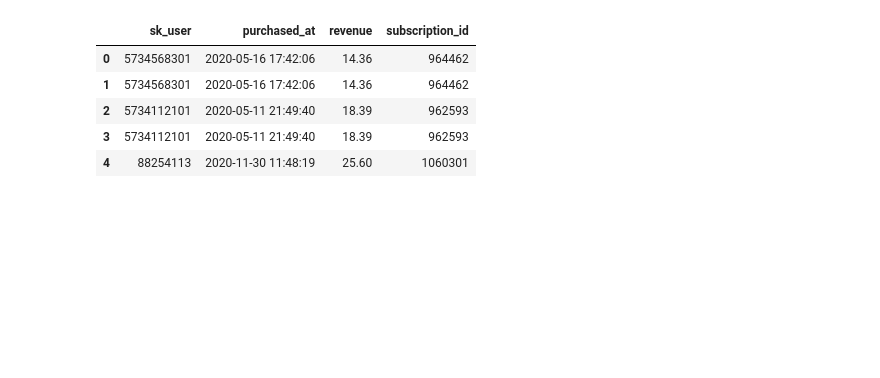
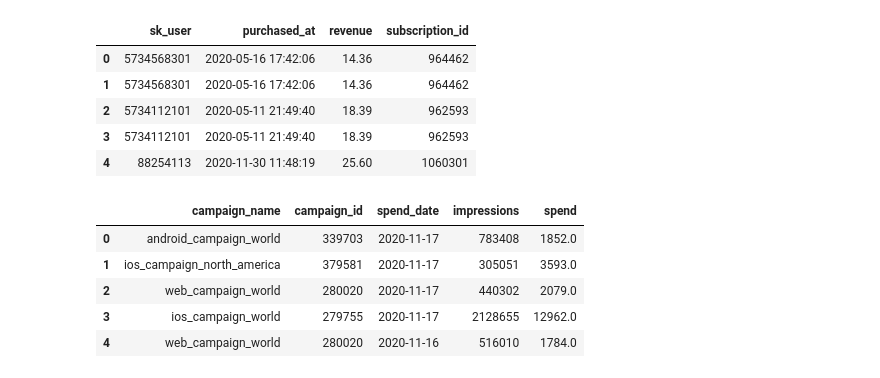
Before and after one commit to Brunadiasmiguel/challenge_facebook_marketing, a Jupyter notebook: data_wrangling.ipynb, the cells around one changed output. Saved outputs shown, nothing was run; the diff lists cells and outputs as text; code cells hidden in the pictures; blank space fills up the shorter version.

```diff
--- a/data_wrangling.ipynb
+++ b/data_wrangling.ipynb
@@ -37,0 +50,9 @@ table1.head()
+# %%
+fbt_facebook_campaigns.head()
+# %% [output]
+|  | campaign_name | campaign_id | spend_date | impressions | spend |
+| 0 | android_campaign_world | 339703 | 2020-11-17 | 783408 | 1852.0 |
+| 1 | ios_campaign_north_america | 379581 | 2020-11-17 | 305051 | 3593.0 |
+| 2 | web_campaign_world | 280020 | 2020-11-17 | 440302 | 2079.0 |
+| 3 | ios_campaign_world | 279755 | 2020-11-17 | 2128655 | 12962.0 |
+| 4 | web_campaign_world | 280020 | 2020-11-16 | 516010 | 1784.0 |
```
Also changed, not shown: parts of 24 cells of this notebook.
